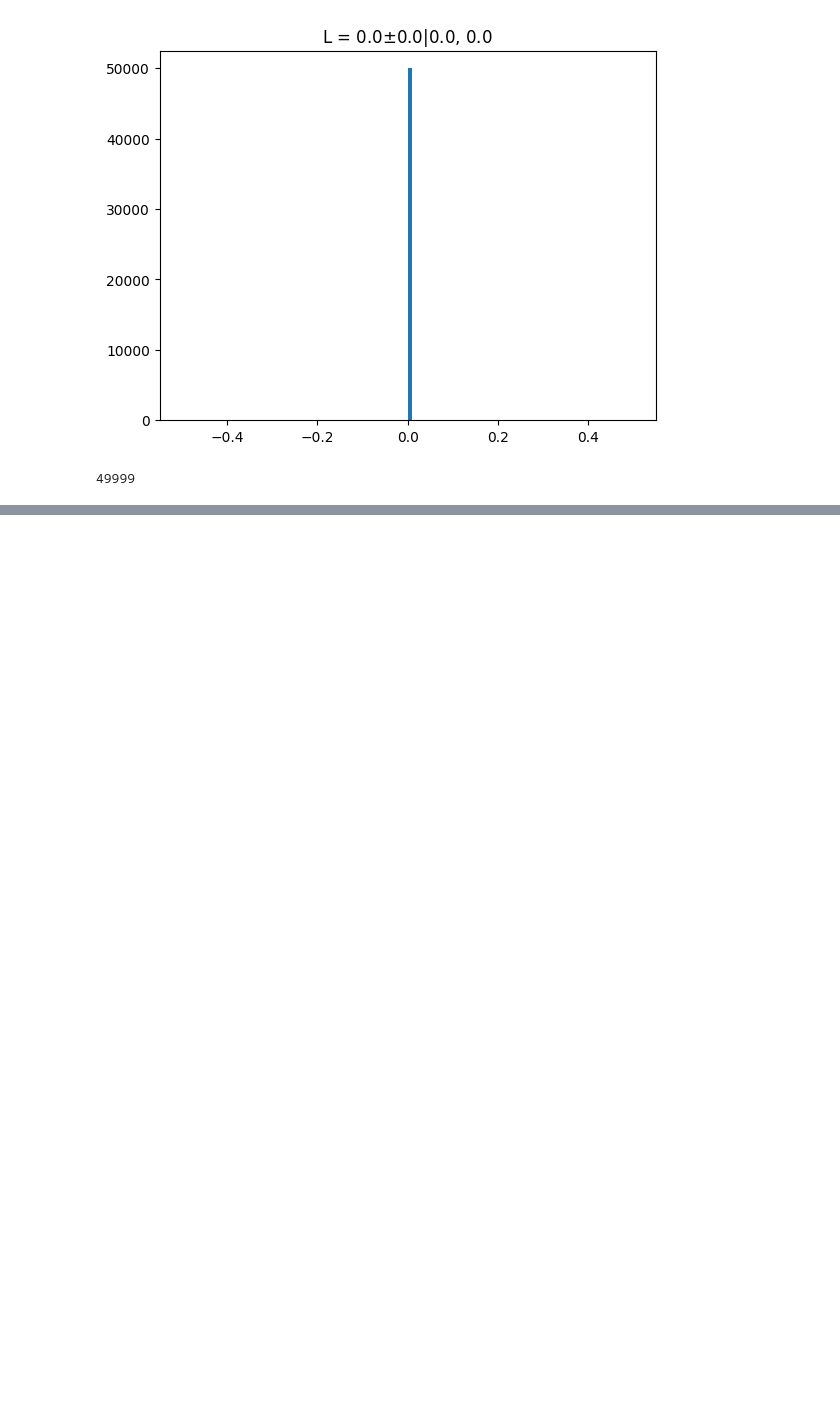
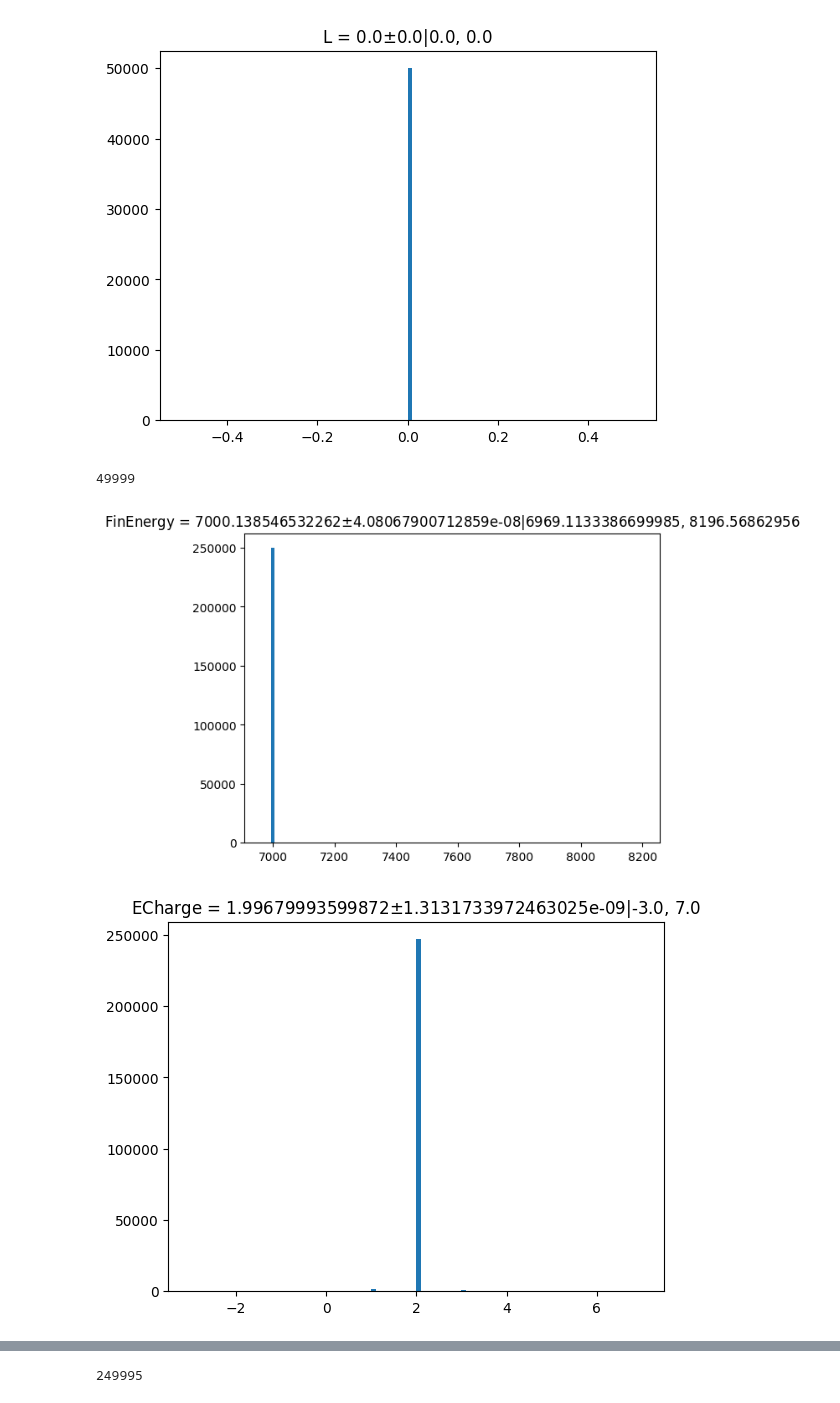
Before and after one commit to YoitzWolf/hega-rs, a Jupyter notebook: printer.ipynb, the cells around one changed output, grey strips where cells are left out. Saved outputs shown, nothing was run; the diff lists cells and outputs as text; code cells hidden in the pictures; blank space fills up the shorter version.

```diff
--- a/printer.ipynb
+++ b/printer.ipynb
@@ -24,3 +25,27 @@ with open('phsd.csv.statistics', newline='\n') as csvfile:
 [figure]
 [figure]
 49999
+# %%
+
+dt = None
+
+with open('phsd.csv.stat', newline='\n') as csvfile:
+    reader = csv.reader(csvfile, delimiter=';', quotechar='|')
+    data = list(map(
+        lambda x: list(map(lambda y: y.strip(), x[1])) if (x[0] == 0) else list(map(float, x[1])),
+        enumerate(reader)
+    ))
+    df = pd.DataFrame(data[1:], columns=data[0])
+
+    for i in df:
+
+        plt.hist(df[i], bins=100)
+        mid = sum(df[i]) / len(df[i])
+        sigma = (sum((df[i] - mid)**2))**(0.5) / (len(df[i]) * (len(df[i]) - 1))
+        plt.title(i + f" = {mid}$\pm${sigma}|{min(df[i])}, {max(df[i])}")
+        plt.show()
+    print(len(df))
+    dt = df
+# %% [output]
+[figure, added]
+[figure, added]
@@ -26,0 +57 @@ with open('phsd.csv.statistics', newline='\n') as csvfile:
+249995
```
Also changed, not shown: parts of 7 cells of this notebook, 42 other files.
